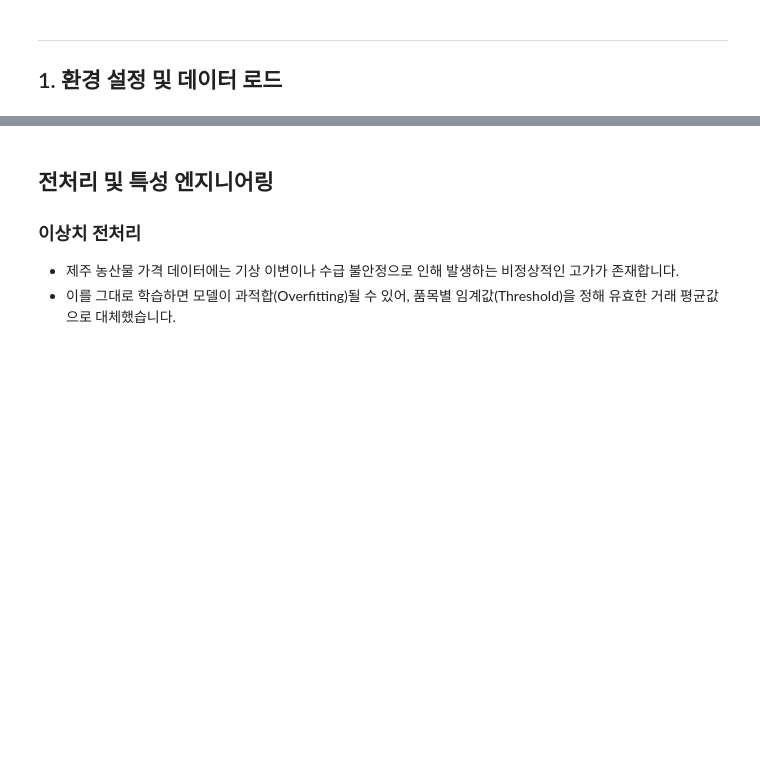
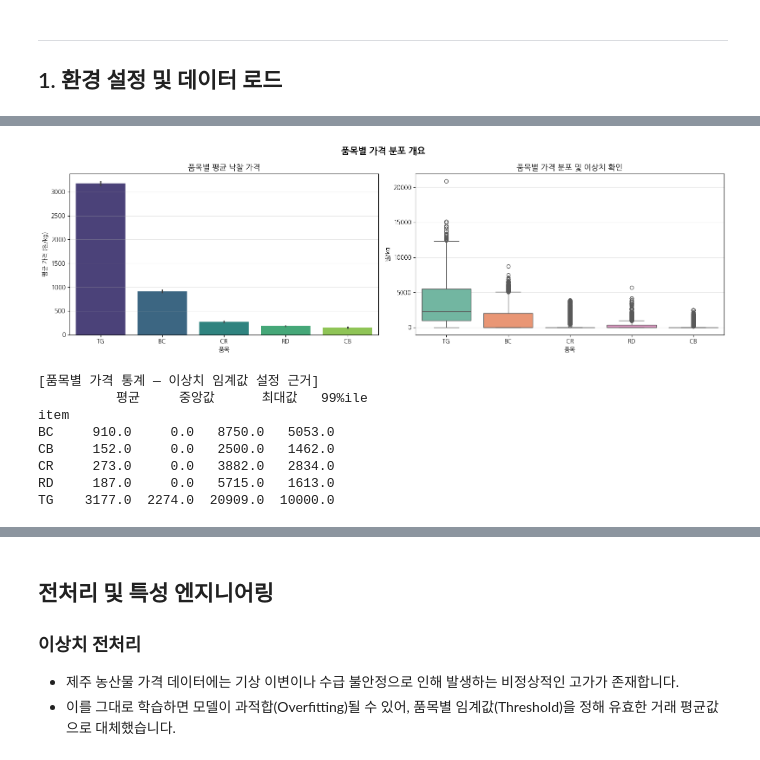
Before and after one commit to chul3224/Tomorrow-Jeju, a Jupyter notebook: Jeju_Final_v1.1.ipynb, the cells around one changed output, grey strips where cells are left out. Drawn from its saved outputs; the diff is of its cells as text; code cells hidden in the pictures; blank space fills up the shorter version.

```diff
--- a/Jeju_Final_v1.1.ipynb
+++ b/Jeju_Final_v1.1.ipynb
@@ -99,0 +105,8 @@ print(f'Train: {train.shape}, Test: {test.shape}')
+# %%
+# EDA 파트 - 변수 정의 (박효준)
+PRICE_COL  = 'price(원/kg)'
+SUPPLY_COL = 'supply(kg)'
+train_df = train.copy()  # 박효준님 EDA 코드와 변수명 호환
+train_df.rename(columns={'price(원/kg)': 'price', 'supply(kg)': 'supply'}, inplace=True)
+train_df['month'] = train_df['timestamp'].dt.month
+print('EDA 파트 준비 완료 | train:', train.shape)
@@ -99,0 +204,42 @@ print(f'Train: {train.shape}, Test: {test.shape}')
+# %%
+fig, axes = plt.subplots(1, 2, figsize=(16, 5))
+
+# (1) 품목별 평균 가격 — 막대 그래프
+item_order = train.groupby('item')[PRICE_COL].mean().sort_values(ascending=False).index
+sns.barplot(
+    x='item', y=PRICE_COL, data=train,
+    order=item_order, palette='viridis', ax=axes[0]
+)
+axes[0].set_title('품목별 평균 낙찰 가격', fontsize=13)
+axes[0].set_xlabel('품목'); axes[0].set_ylabel('평균 가격 (원/kg)')
+axes[0].grid(axis='y', alpha=0.3)
+
+# (2) Boxplot — 분포 및 이상치
+sns.boxplot(
+    x='item', y=PRICE_COL, data=train,
+    order=item_order, palette='Set2', ax=axes[1]
+)
+axes[1].set_title('품목별 가격 분포 및 이상치 확인', fontsize=13)
+axes[1].set_xlabel('품목'); axes[1].set_ylabel('원/kg')
+axes[1].grid(axis='y', alpha=0.3)
+
+plt.suptitle('품목별 가격 분포 개요', fontsize=15, fontweight='bold')
+plt.tight_layout()
+plt.savefig('../results/eda_01_price_dist.png', dpi=150, bbox_inches='tight') if False else None
+plt.show()
+
+# 이상치 임계값 근거 출력
+print('\n[품목별 가격 통계 — 이상치 임계값 설정 근거]')
+stats = train.groupby('item')[PRICE_COL].agg(['mean','median','max', lambda x: x.quantile(0.99)])
+stats.columns = ['평균','중앙값','최대값','99%ile']
+print(stats.round(0))
+# %% [output]
+[figure, added]
+[품목별 가격 통계 — 이상치 임계값 설정 근거]
+          평균     중앙값      최대값   99%ile
+item
+BC     910.0     0.0   8750.0   5053.0
+CB     152.0     0.0   2500.0   1462.0
+CR     273.0     0.0   3882.0   2834.0
+RD     187.0     0.0   5715.0   1613.0
+TG    3177.0  2274.0  20909.0  10000.0
```
Also changed, not shown: parts of 10 cells of this notebook.
